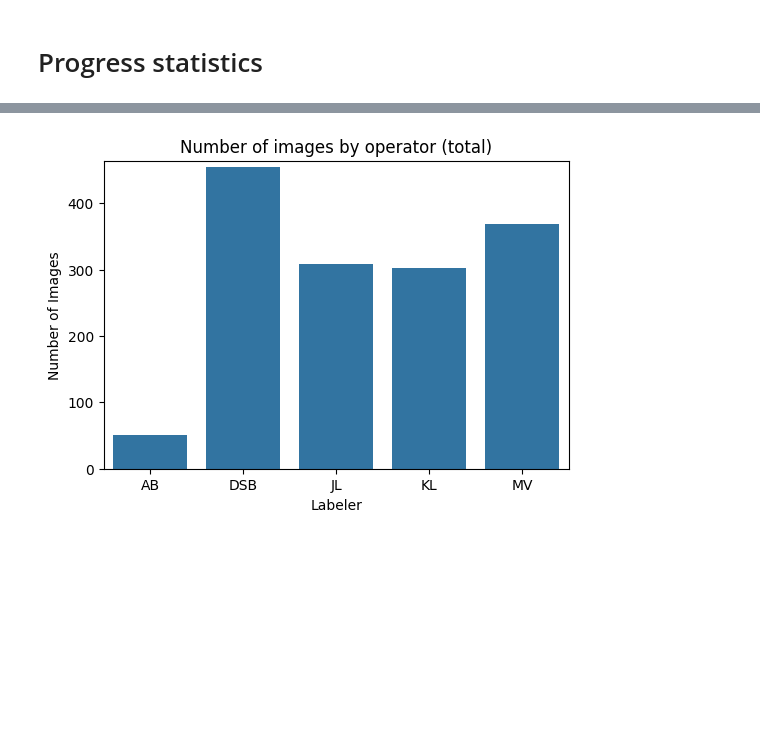
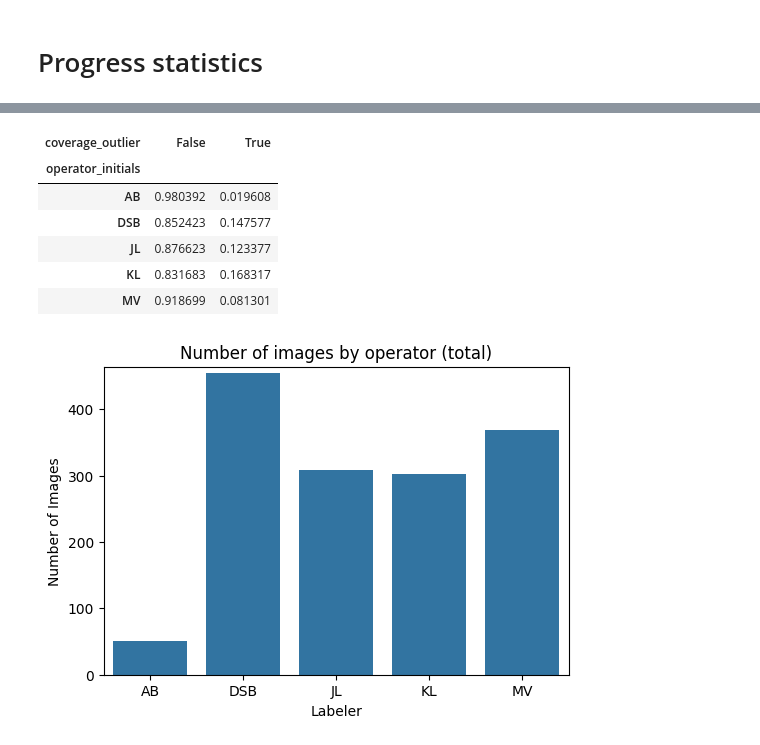
Before and after one commit to RitwikGupta/smallholder-irrigation-dataset, a Jupyter notebook: notebooks/quality_control.ipynb, the cells around one changed output, grey strips where cells are left out. Saved outputs shown, nothing was run; the diff lists cells and outputs as text; code cells hidden in the pictures; blank space fills up the shorter version.

```diff
--- a/notebooks/quality_control.ipynb
+++ b/notebooks/quality_control.ipynb
@@ -189,3 +181,32 @@ See the caveats in the documentation: https://pandas.pydata.org/pandas-docs/stab
+# %%
+# Compare the number of outliers each operator has
+
+# 1) Count how many times each operator gives each irrigation label
+counts = (
+    df
+    .groupby(['operator_initials','coverage_outlier'])
+    .size()
+    .unstack(fill_value=0)       # rows: operator, cols: T/F coverage outlier
+)
+
+# 2) Turn those into fractions *per operator*
+fracs = counts.div(counts.sum(axis=1), axis=0)  # divide each row by its row‐sum
+fracs
+
+# 4) Plot the "True" row
+plt.figure(figsize=(10, 6))
+plt.title("Number of outliers per operator")
+sns.boxplot(data=fracs, x="operator_initials", y="True")
+plt.ylabel("Fraction of labels")
+plt.xlabel("Operator initials")
+# %% [output]
+| coverage_outlier | False | True |
+| operator_initials |  |  |
+| AB | 0.980392 | 0.019608 |
+| DSB | 0.852423 | 0.147577 |
+| JL | 0.876623 | 0.123377 |
+| KL | 0.831683 | 0.168317 |
+| MV | 0.918699 | 0.081301 |
 # %%
 plot_num_images(df, title="Number of images by operator (total)")
 plot_num_images(df, title="Number of images by operator (divided by number of surveys)", by_survey=True)
```
Also changed, not shown: parts of 2 cells of this notebook.
